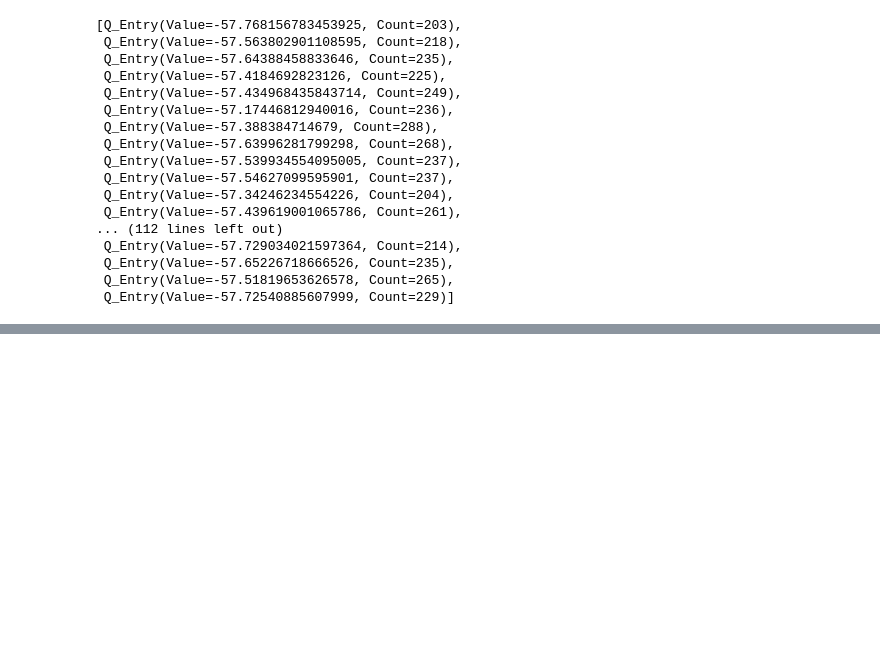
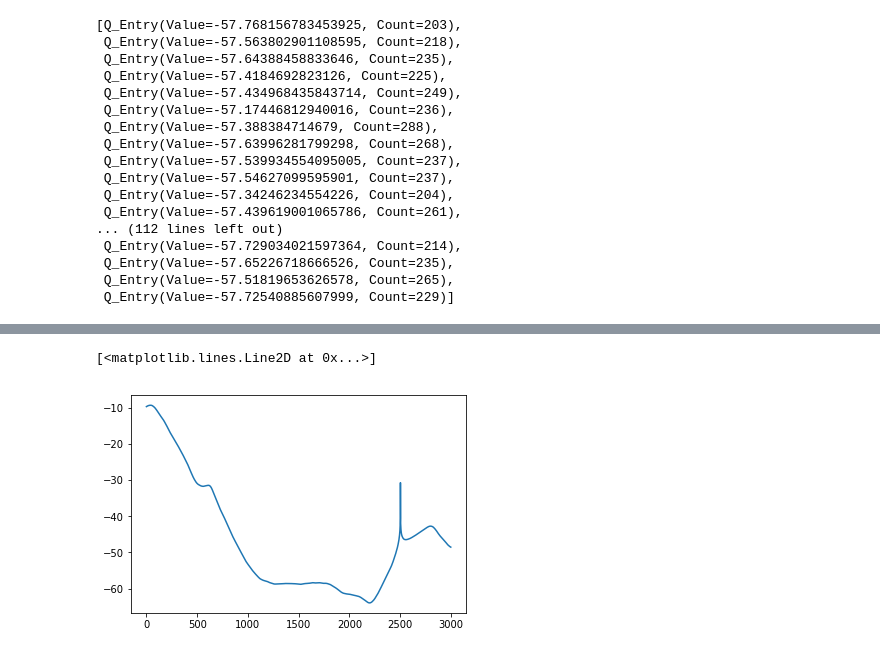
Before and after one commit to HanGuo97/tf-library, a Jupyter notebook: TestDDPG.ipynb, the cells around one changed output, grey strips where cells are left out. Saved outputs shown, nothing was run; the diff lists cells and outputs as text; code cells hidden in the pictures; blank space fills up the shorter version.

```diff
--- a/TestDDPG.ipynb
+++ b/TestDDPG.ipynb
@@ -287,16 +204,18 @@ env = Environment(P1, P2, 0.005)
 # %%
+from DDPG.ddpg import SingleEpisodeDDPGController
 sess = tf.Session()
 selector = SingleEpisodeDDPGController(
     sess=sess,
     num_units=num_units * num_actions * 3,  # [A, B, A-B]
     num_actions=num_actions,
-    batch_size=4,
-    learning_rate=0.05,
-    tau=0.5,
-    gamma=0.5,
+    batch_size=64,
+    learning_rate=0.01,
+    tau=0.001,
+    gamma=0.99,
     actor_activation=tf.nn.tanh,
     critic_activation=None,
     opitmizer_name="sgd",
+    max_gradient_norm=1.0,
     actor_scope="Actor",
     critic_scope="Critic",
     actor_target_scope="ActorTarget",
@@ -330,23 +249,20 @@ array([[ 0.48714278],
 # %%
 selector_best_vals = []
-last_P1_train_loss = -1
-last_P2_train_loss = -1
+rewards_history = []
+actions_history = []
 for step in range(3000):
-    print(step)
+    # print(step)
     coefs = action_processing(action)
     P1_train_loss, P1_val_loss, _ = env.update_P1(coefs)
     P2_train_loss, P2_val_loss, _ = env.update_P2(coefs)
 
-    if np.abs(P1_train_loss - last_P1_train_loss) < 1e-3:
-        print("P1 Done")
-        break
-    # if np.abs(P2_train_loss - last_P2_train_loss) < 1e-3:
-    #     print("P2 Done")
-    #     break
-    last_P1_train_loss = P1_train_loss
-    last_P2_train_loss = P2_train_loss
 
+    new_state=state_processing(env.state())
+    observed_reward = -np.log(P1_val_loss)
     action, debug = selector.update(
-        new_state=state_processing(env.state()),
-        observed_reward=-P1_val_loss/50000.)
+        new_state=new_state, observed_reward=observed_reward)
+
+    rewards_history.append(observed_reward)
+    actions_history.append(action)
+    print(P1_val_loss)
 # %% [output]
@@ -400,0 +303,6 @@ for log_coef in np.arange(-5, 5):
+# %%
+%matplotlib inline
+plt.plot(rewards_history)
+# %% [output]
+[<matplotlib.lines.Line2D at 0x...>]
+[figure, added]
```
Also changed, not shown: parts of 15 cells of this notebook, 4 other files.
